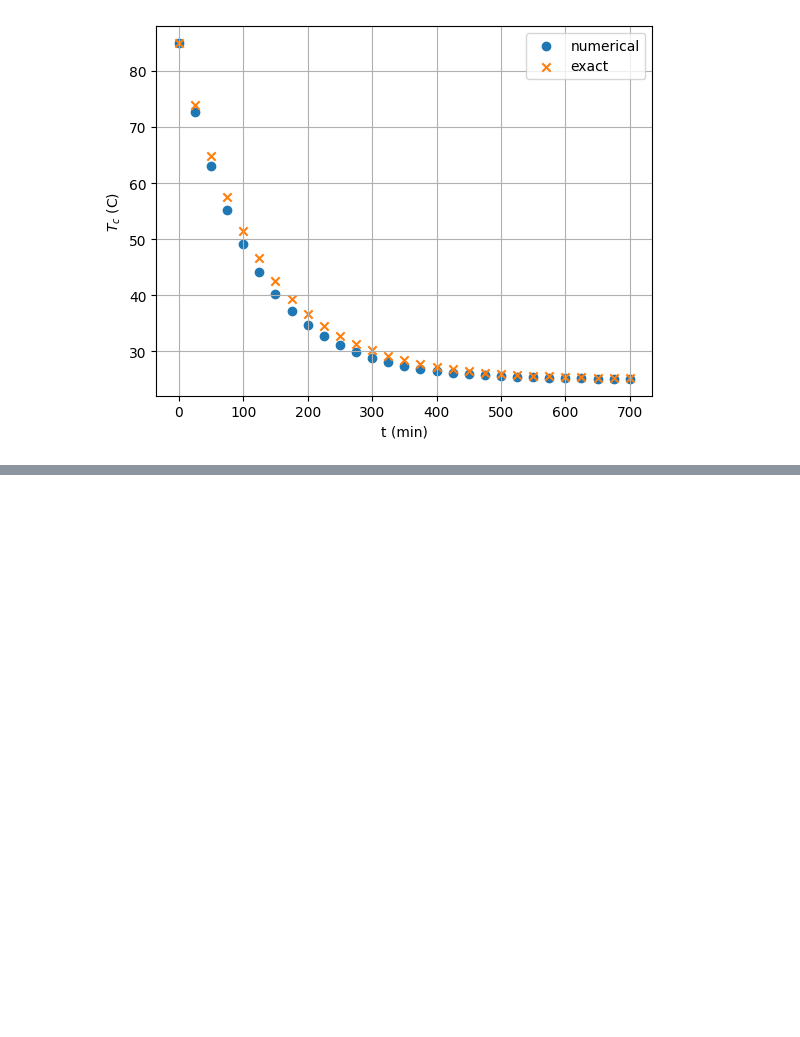
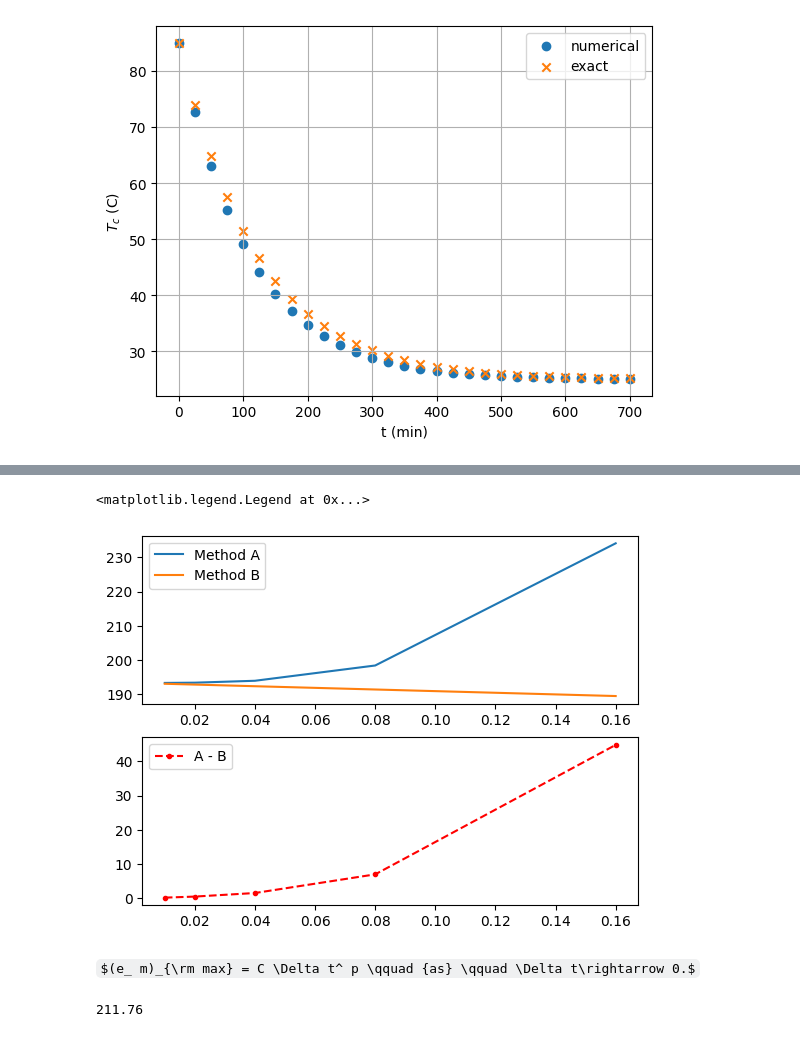
Before and after one commit to adevrent/mitx_python, a Jupyter notebook: CSE.0002x/Unit 8/unit_8.ipynb, the cells around one changed output, grey strips where cells are left out. Saved outputs shown, nothing was run; the diff lists cells and outputs as text; code cells hidden in the pictures; some formulas as TeX source; blank space fills up the shorter version.

```diff
--- a/CSE.0002x/Unit 8/unit_8.ipynb
+++ b/CSE.0002x/Unit 8/unit_8.ipynb
@@ -411,0 +530,28 @@ ax.legend()
+# %%
+timesteps = [0.01, 0.02, 0.04, 0.08, 0.16]
+methodA = [193.21, 193.28, 193.84, 198.32, 234.16]
+methodB = [192.96, 192.72, 192.24, 191.28, 189.36]
+
+A_B = []
+for idx in range(5):
+    A_B.append(methodA[idx] - methodB[idx])
+
+#plt.figure("methods")
+plt.subplots(2, 1)
+plt.subplot(2, 1, 1)
+plt.plot(timesteps, methodA, label = "Method A")
+plt.plot(timesteps, methodB, label = "Method B")
+plt.legend()
+plt.subplot(2, 1, 2)
+plt.plot(timesteps, A_B, ".--r", label = "A - B")
+plt.legend()
+# %% [output]
+<matplotlib.legend.Legend at 0x...>
+[figure, added]
+# %% [markdown]
+$(e_ m)_{\rm max} = C \Delta t^ p \qquad {as} \qquad \Delta t\rightarrow 0.$
+# %%
+accurate_distance = (methodA[4] + methodB[4]) / 2
+print(accurate_distance)
+# %% [output]
+211.76
```
Also changed, not shown: parts of 11 cells of this notebook, 9 other files.
